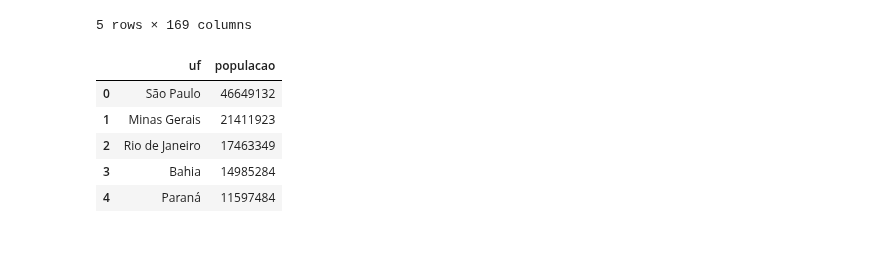
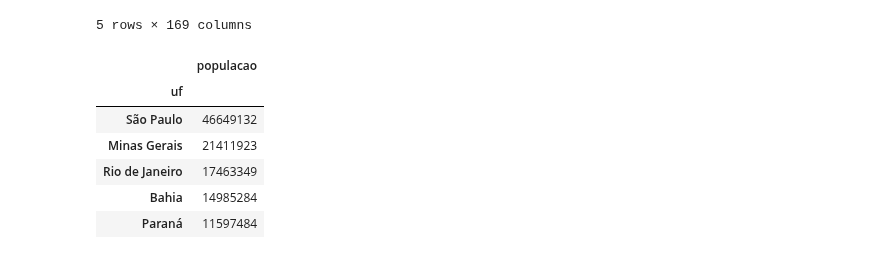
Before and after one commit to arturcgs/bootcamp-data-science-aplicada3, a Jupyter notebook: Aulas/Módulo_2.ipynb, the cells around one changed output. Cells and saved outputs as stored; diff of their text form; code cells hidden in the pictures.

```diff
--- a/Aulas/Módulo_2.ipynb
+++ b/Aulas/Módulo_2.ipynb
@@ -44,23 +44,27 @@ dados_usavel.head()
 # %%
 #Importando a tabela de população por estado da Wikipedia
 populacao_por_estado = pd.read_html('https://pt.wikipedia.org/wiki/Lista_de_unidades_federativas_do_Brasil_por_popula%C3%A7%C3%A3o')[0]
 
 #Arrumando os nomes e tirando as colunas indesejadas
 populacao_por_estado['uf'] = populacao_por_estado['Unidade federativa']
 populacao_por_estado['populacao'] = populacao_por_estado['População']
 populacao_por_estado = populacao_por_estado.drop(['Posição', 'Unidade federativa',	'População',	'% da pop. total',	'País comparável (habitantes)'], axis=1)
 
 #tirando os espaços q tem entre os números
 populacao_por_estado['populacao'] = populacao_por_estado['populacao'].str.replace(' ', '').astype(int)
 
 #ordenando por ordem crescente
 populacao_por_estado = populacao_por_estado.sort_values('populacao', ascending=False)
 
+#setando índice
+populacao_por_estado = populacao_por_estado.set_index("uf")
+
 populacao_por_estado.head()
 # %% [output]
-|  | uf | populacao |
-| 0 | São Paulo | 46649132 |
-| 1 | Minas Gerais | 21411923 |
-| 2 | Rio de Janeiro | 17463349 |
-| 3 | Bahia | 14985284 |
-| 4 | Paraná | 11597484 |
+|  | populacao |
+| uf |  |
+| São Paulo | 46649132 |
+| Minas Gerais | 21411923 |
+| Rio de Janeiro | 17463349 |
+| Bahia | 14985284 |
+| Paraná | 11597484 |
```
Also changed, not shown: parts of 3 cells of this notebook.
